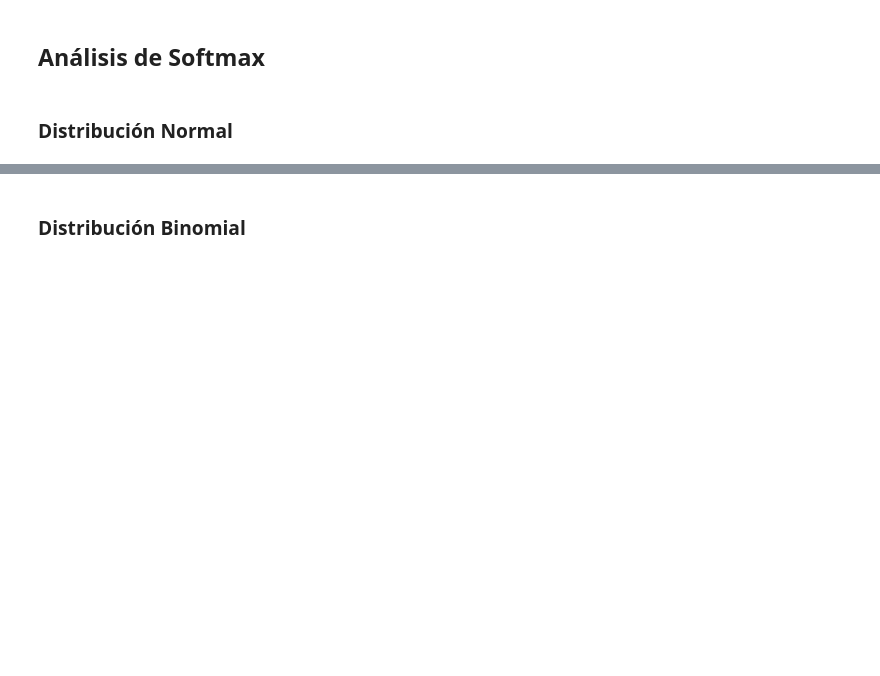
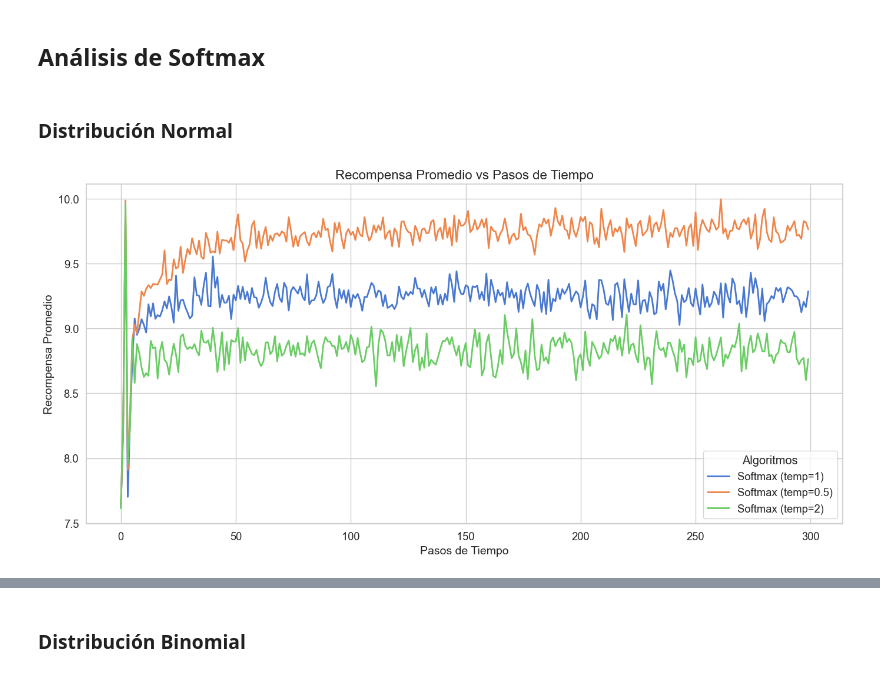
Before and after one commit to mlucasumu/EML_RL_LucasOrtiz, a Jupyter notebook: k_brazos/ascenso_gradiente.ipynb, the cells around one changed output, grey strips where cells are left out. Cells and saved outputs as stored; diff of their text form; code cells hidden in the pictures; blank space fills up the shorter version.

```diff
--- a/k_brazos/ascenso_gradiente.ipynb
+++ b/k_brazos/ascenso_gradiente.ipynb
@@ -32,2 +41,6 @@ from src.run_experiment import run_experiment
 # %%
 SEMILLA = 1024
+
+k = 6  # Número de brazos
+steps = 300  # Número de pasos que se ejecutarán cada algoritmo
+runs = 500  # Número de ejecuciones
@@ -33,0 +51,8 @@ SEMILLA = 1024
+# %%
+# Creación del bandit
+np.random.seed(SEMILLA)
+bandit_normal = Bandit(arms=ArmNormal.generate_arms(k, mu_min=5, mu_max=10)) # Generar un bandido con k brazos de distribución normal
+print(bandit_normal)
+
+optimal_arm_normal = bandit_normal.optimal_arm
+print(f"Optimal arm: {optimal_arm_normal + 1} with expected reward={bandit_normal.get_expected_value(optimal_arm_normal)}")
@@ -34,4 +88,13 @@ SEMILLA = 1024
 # %% [markdown]
 ## Análisis de Softmax
+# %%
+algorithms_softmax = [Softmax(k=k, temp=1), Softmax(k=k, temp=0.5), Softmax(k=k, temp=2)]
 # %% [markdown]
 ### Distribución Normal
+# %%
+np.random.seed(SEMILLA)
+rewards_SN, optimal_selections_SN, cumulative_regret_per_algo_SN, rewards_per_arm_per_algo_SN = run_experiment(bandit_normal, algorithms_softmax, steps, runs)
+# %%
+plot_average_rewards(steps, rewards_SN, algorithms_softmax)
+# %% [output]
+[figure, added]
```
Also changed, not shown: parts of 43 cells of this notebook.
